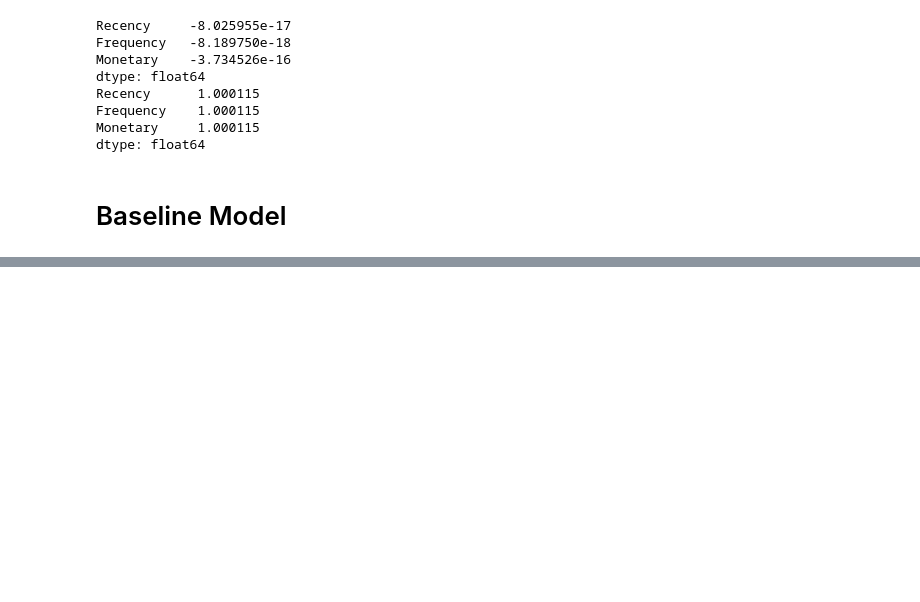
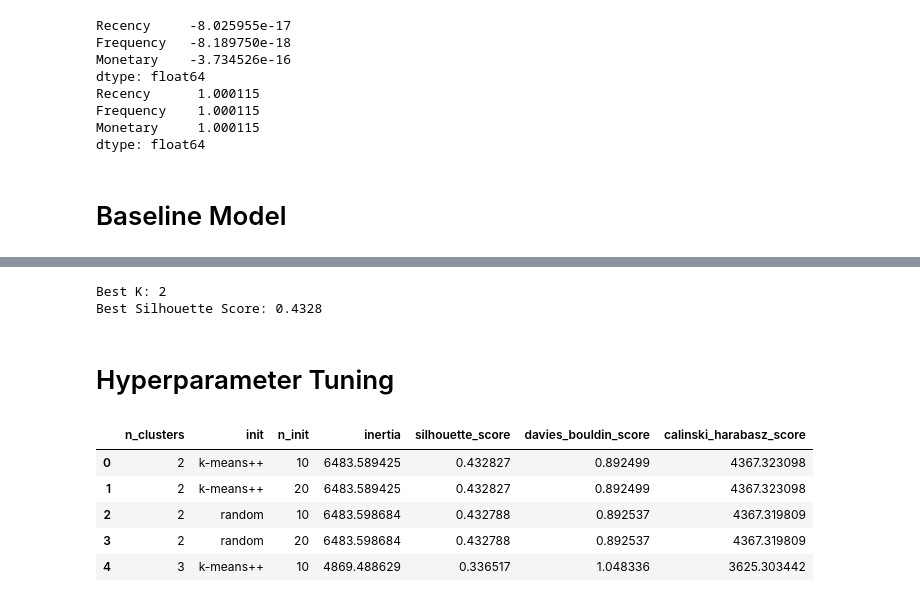
Before and after one commit to greeshavaishnavi09/E-Commerce_Customer_Segmentation, a Jupyter notebook: research/05_k_means.ipynb, the cells around one changed output, grey strips where cells are left out. Saved outputs shown, nothing was run; the diff lists cells and outputs as text; code cells hidden in the pictures; blank space fills up the shorter version.

```diff
--- a/research/05_k_means.ipynb
+++ b/research/05_k_means.ipynb
@@ -306,0 +249,21 @@ Name: proportion, dtype: float64
+# %%
+# Test different numbers of clusters
+
+inertia = []
+silhouette_scores = []
+
+for k in range(2, 11):
+
+    kmeans = KMeans(
+        n_clusters=k,
+        random_state=42,
+        n_init=10
+    )
+
+    labels = kmeans.fit_predict(X_scaled)
+
+    inertia.append(kmeans.inertia_)
+
+    silhouette_scores.append(
+        silhouette_score(X_scaled, labels)
+    )
@@ -306,0 +330,16 @@ Name: proportion, dtype: float64
+# %%
+# Find best K based on silhouette score
+
+best_k = range(2, 11)[
+    np.argmax(silhouette_scores)
+]
+
+best_silhouette = max(silhouette_scores)
+
+print("Best K:", best_k)
+print("Best Silhouette Score:", round(best_silhouette, 4))
+# %% [output]
+Best K: 2
+Best Silhouette Score: 0.4328
+# %% [markdown]
+# Hyperparameter Tuning
@@ -306,0 +390,13 @@ Name: proportion, dtype: float64
+# %%
+# Create tuning results DataFrame
+
+tuning_results_df = pd.DataFrame(tuning_results)
+
+tuning_results_df.head()
+# %% [output]
+|  | n_clusters | init | n_init | inertia | silhouette_score | davies_bouldin_score | calinski_harabasz_score |
+| 0 | 2 | k-means++ | 10 | 6483.589425 | 0.432827 | 0.892499 | 4367.323098 |
+| 1 | 2 | k-means++ | 20 | 6483.589425 | 0.432827 | 0.892499 | 4367.323098 |
+| 2 | 2 | random | 10 | 6483.598684 | 0.432788 | 0.892537 | 4367.319809 |
+| 3 | 2 | random | 20 | 6483.598684 | 0.432788 | 0.892537 | 4367.319809 |
+| 4 | 3 | k-means++ | 10 | 4869.488629 | 0.336517 | 1.048336 | 3625.303442 |
```
Also changed, not shown: parts of 56 cells of this notebook.
